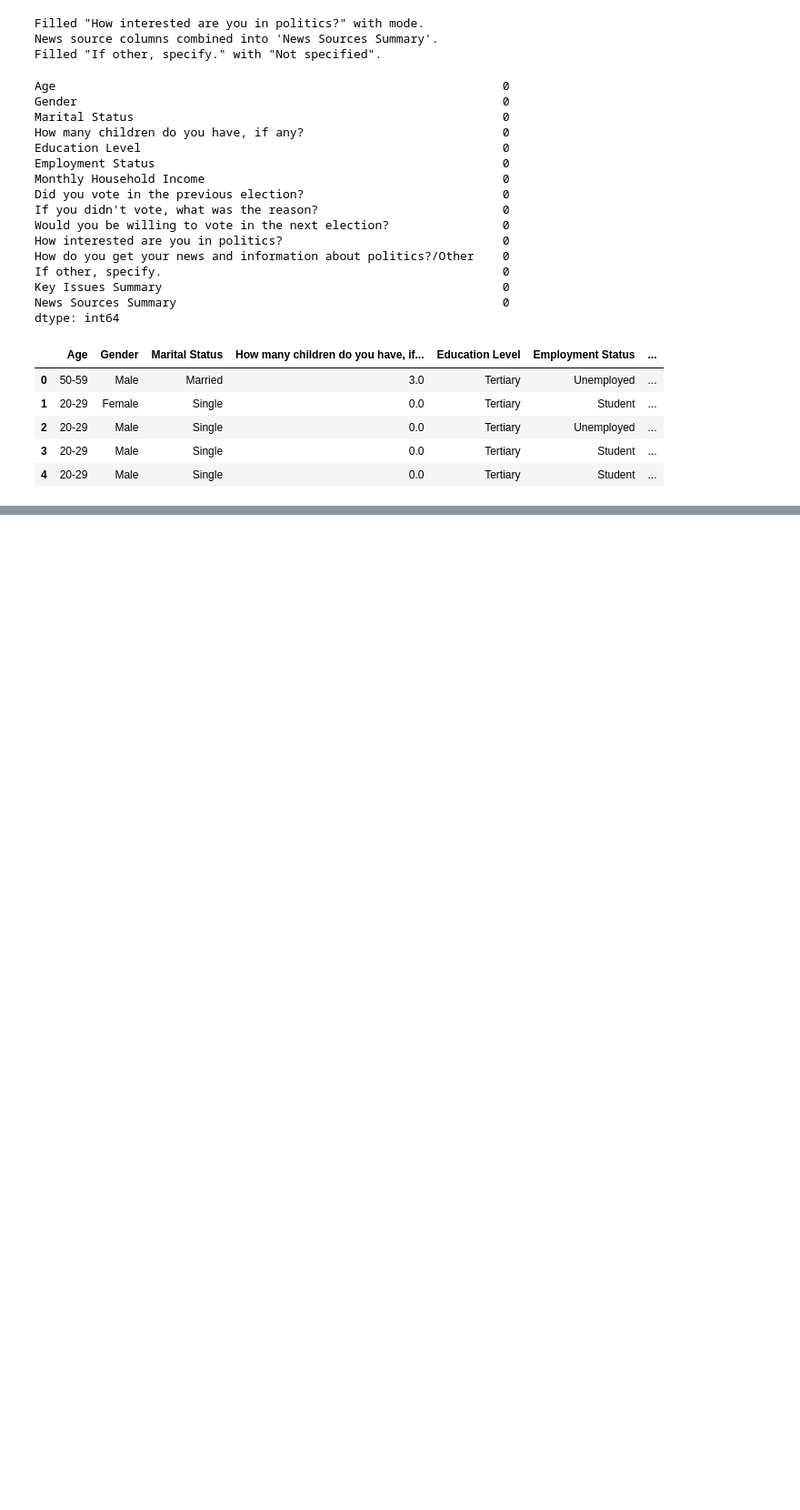
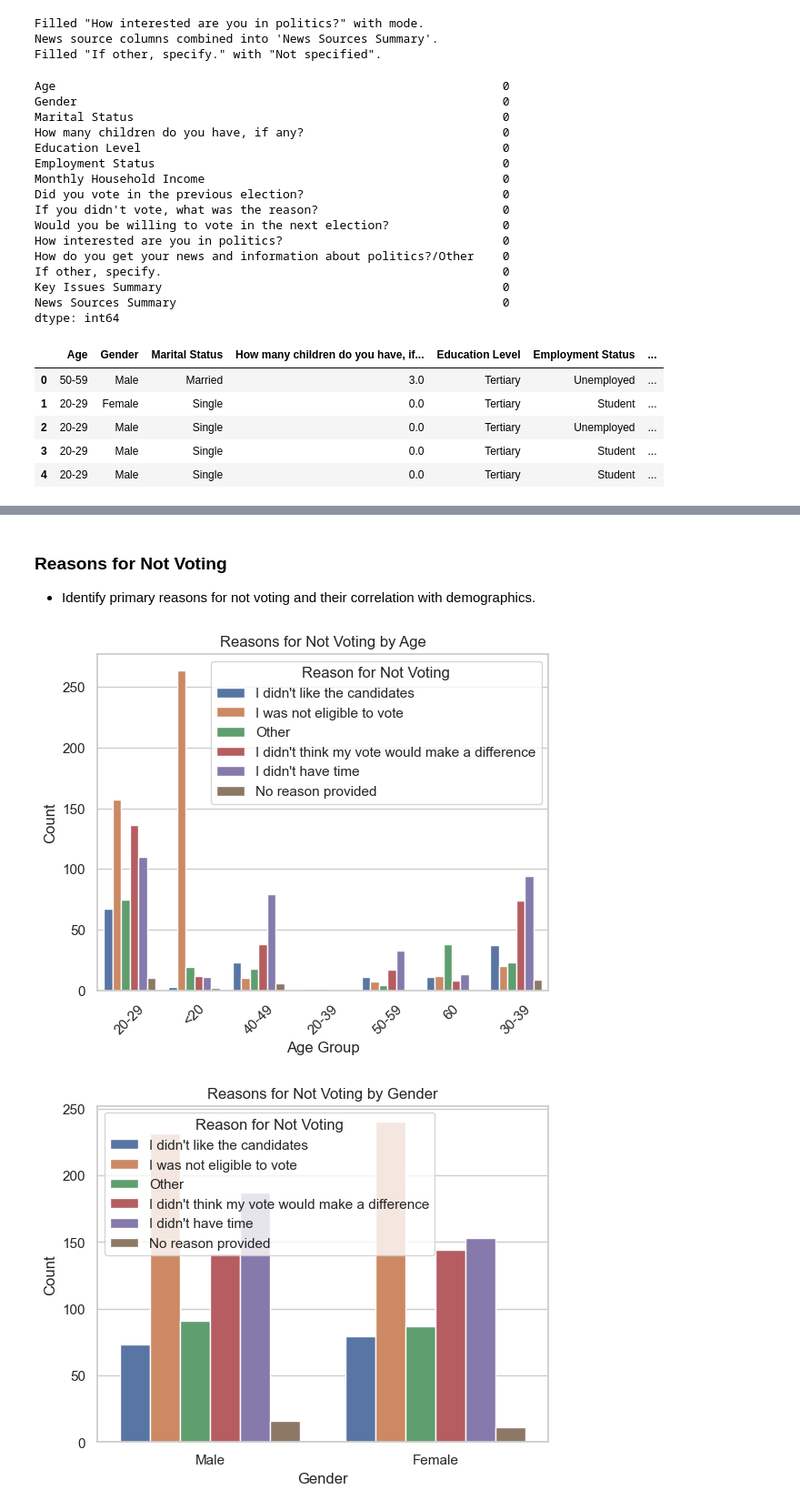
Before and after one commit to simonMakumi/Election-Data-Analysis, a Jupyter notebook: eda.ipynb, the cells around one changed output, grey strips where cells are left out. Shown at 91% size. Drawn from its saved outputs; the diff is of its cells as text; code cells hidden in the pictures; blank space fills up the shorter version.

```diff
--- a/eda.ipynb
+++ b/eda.ipynb
@@ -315,0 +416,30 @@ Cleaned data saved to cleaned_election_data.csv
+# %% [markdown]
+### Reasons for Not Voting
+- Identify primary reasons for not voting and their correlation with demographics.
+# %%
+non_voters = data[data['Did you vote in the previous election?'] == 'No']
+sns.countplot(data=non_voters, x='Age', hue='If you didn\'t vote, what was the reason?')
+plt.title("Reasons for Not Voting by Age")
+plt.xlabel("Age Group")
+plt.ylabel("Count")
+plt.legend(title="Reason for Not Voting")
+plt.xticks(rotation=45)
+plt.show()
+
+sns.countplot(data=non_voters, x='Gender', hue='If you didn\'t vote, what was the reason?')
+plt.title("Reasons for Not Voting by Gender")
+plt.xlabel("Gender")
+plt.ylabel("Count")
+plt.legend(title="Reason for Not Voting")
+plt.show()
+
+sns.countplot(data=non_voters, x='Employment Status', hue='If you didn\'t vote, what was the reason?')
+plt.title("Reasons for Not Voting by Employment Status")
+plt.xlabel("Employment Status")
+plt.ylabel("Count")
+plt.legend(title="Reason for Not Voting")
+plt.xticks(rotation=45)
+plt.show()
+# %% [output]
+[figure, added]
+[figure, added]
```
Also changed, not shown: parts of 9 cells of this notebook.
